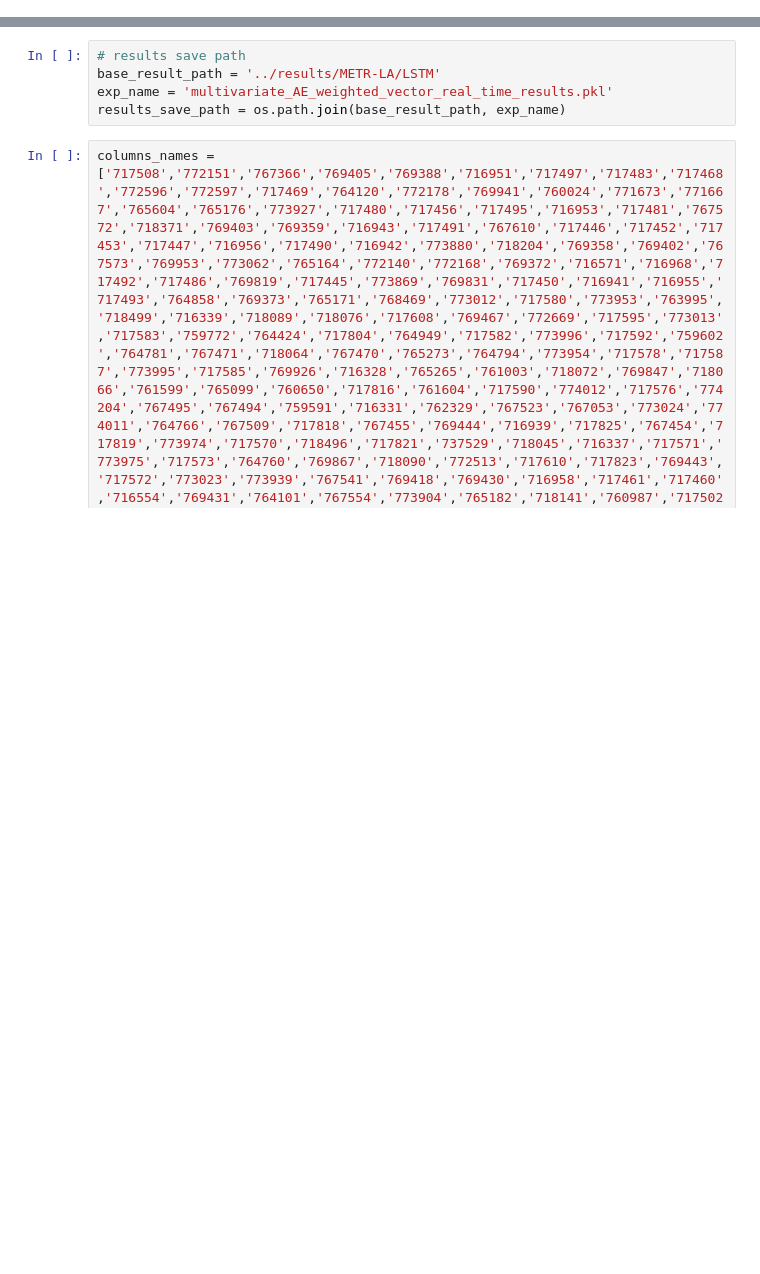
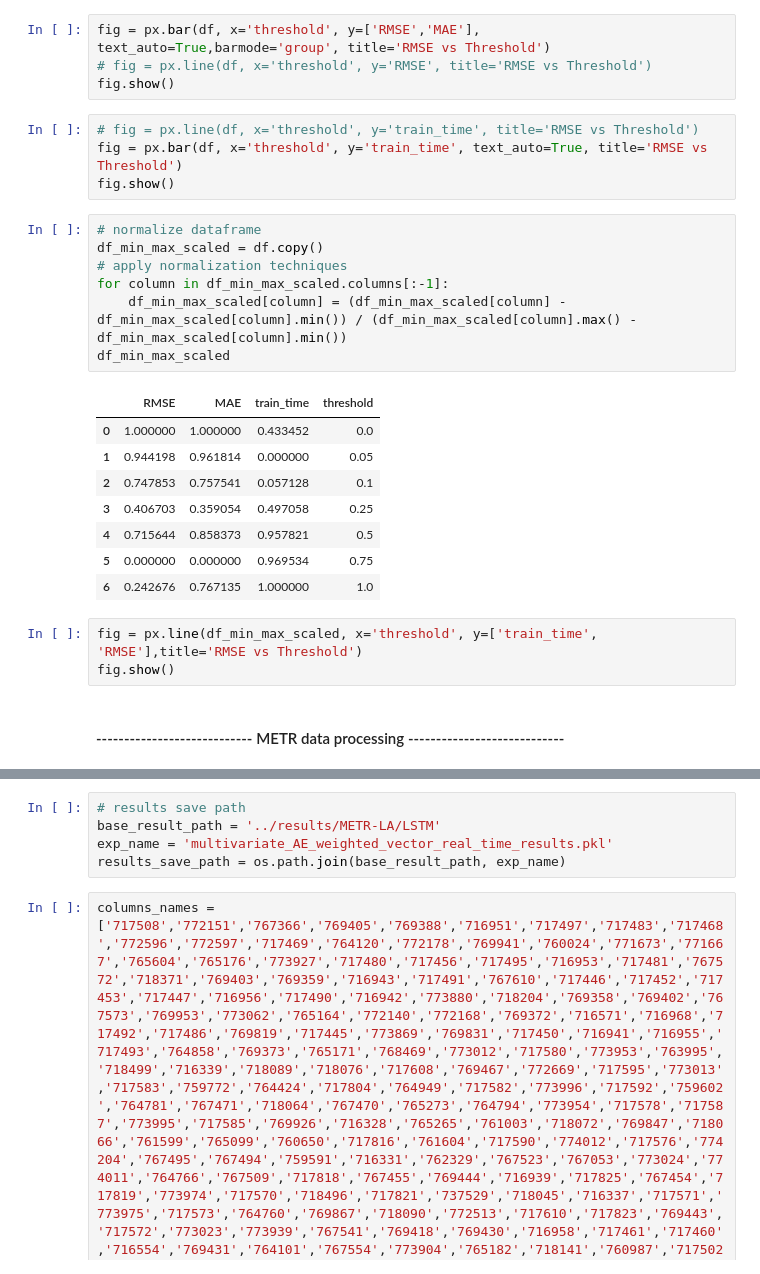
Before and after one commit to himanshudce/OWRI, a Jupyter notebook: notebooks/result_analysis.ipynb, the cells around one changed output, grey strips where cells are left out. Saved outputs shown, nothing was run; the diff lists cells and outputs as text; blank space fills up the shorter version.

```diff
--- a/notebooks/result_analysis.ipynb
+++ b/notebooks/result_analysis.ipynb
@@ -32,0 +103,29 @@ warnings.filterwarnings('ignore')
+# %%
+fig = px.bar(df, x='threshold', y=['RMSE','MAE'], text_auto=True,barmode='group', title='RMSE vs Threshold')
+# fig = px.line(df, x='threshold', y='RMSE', title='RMSE vs Threshold')
+fig.show()
+# %%
+# fig = px.line(df, x='threshold', y='train_time', title='RMSE vs Threshold')
+fig = px.bar(df, x='threshold', y='train_time', text_auto=True, title='RMSE vs Threshold')
+fig.show()
+# %%
+# normalize dataframe
+df_min_max_scaled = df.copy()
+# apply normalization techniques
+for column in df_min_max_scaled.columns[:-1]:
+    df_min_max_scaled[column] = (df_min_max_scaled[column] - df_min_max_scaled[column].min()) / (df_min_max_scaled[column].max() - df_min_max_scaled[column].min())
+df_min_max_scaled
+# %% [output]
+|  | RMSE | MAE | train_time | threshold |
+| 0 | 1.000000 | 1.000000 | 0.433452 | 0.0 |
+| 1 | 0.944198 | 0.961814 | 0.000000 | 0.05 |
+| 2 | 0.747853 | 0.757541 | 0.057128 | 0.1 |
+| 3 | 0.406703 | 0.359054 | 0.497058 | 0.25 |
+| 4 | 0.715644 | 0.858373 | 0.957821 | 0.5 |
+| 5 | 0.000000 | 0.000000 | 0.969534 | 0.75 |
+| 6 | 0.242676 | 0.767135 | 1.000000 | 1.0 |
+# %%
+fig = px.line(df_min_max_scaled, x='threshold', y=['train_time', 'RMSE'],title='RMSE vs Threshold')
+fig.show()
+# %% [markdown]
+#### ---------------------------- METR data processing ----------------------------
```
Also changed, not shown: parts of 45 cells of this notebook, 4 other files.
